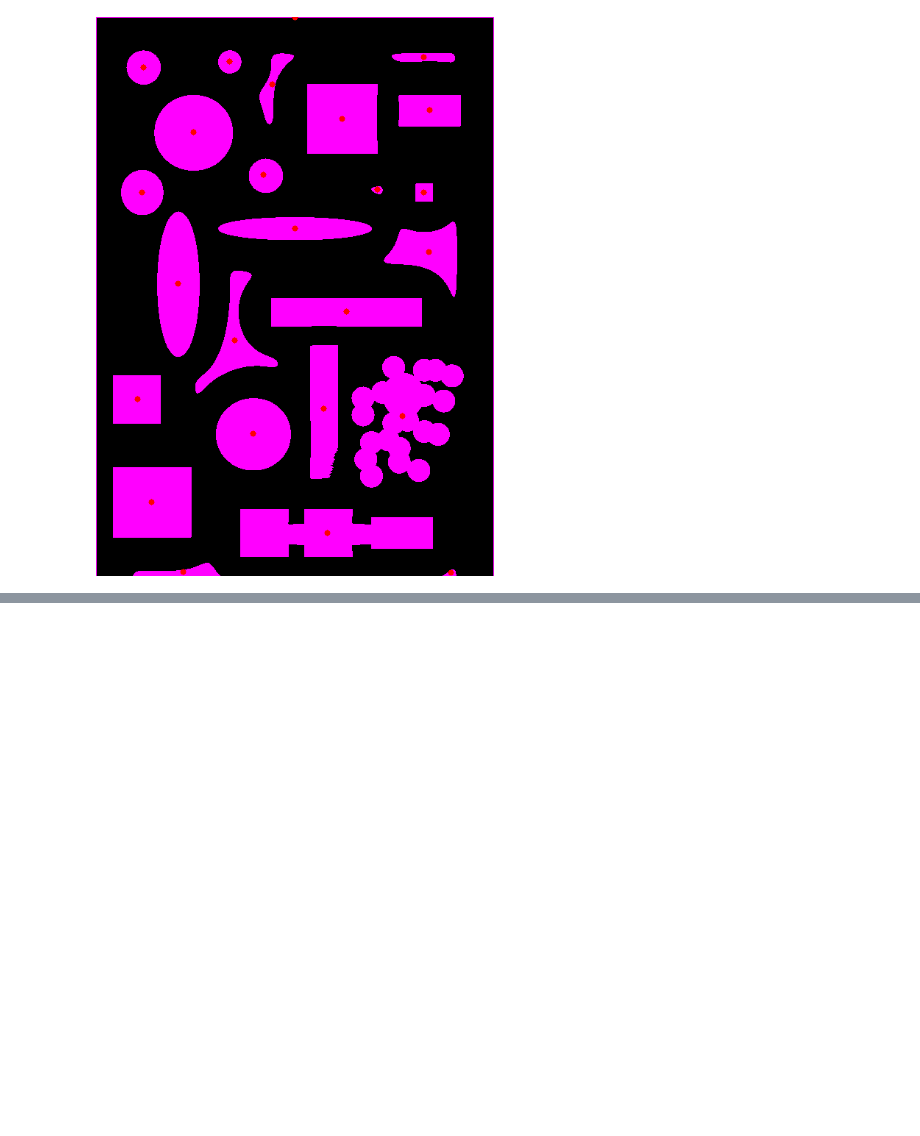
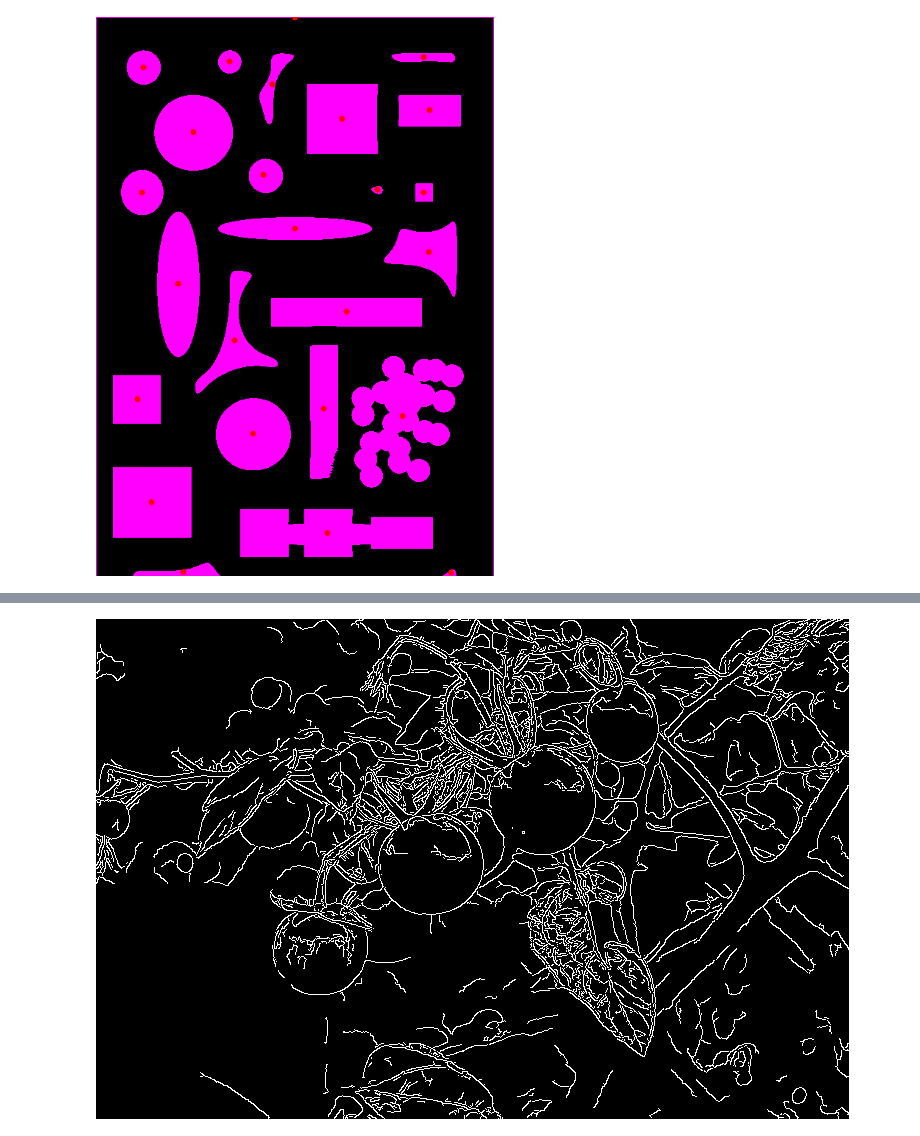
Before and after one commit to ktb702/AI260, a Jupyter notebook: Ch3/Ch3_Object_Detection.ipynb, the cells around one changed output, grey strips where cells are left out. Cells and saved outputs as stored; diff of their text form; code cells hidden in the pictures; blank space fills up the shorter version.

```diff
--- a/Ch3/Ch3_Object_Detection.ipynb
+++ b/Ch3/Ch3_Object_Detection.ipynb
@@ -187,0 +207,6 @@ Area: 1.0, perimeter: 4114.82842707634
+# %%
+# 100 - 200 specifies the threshold range
+edges = cv2.Canny(img, 100, 200, apertureSize=3)
+cv2_imshow(edges)
+# %% [output]
+[figure, added]
```
Also changed, not shown: parts of 5 cells of this notebook.
